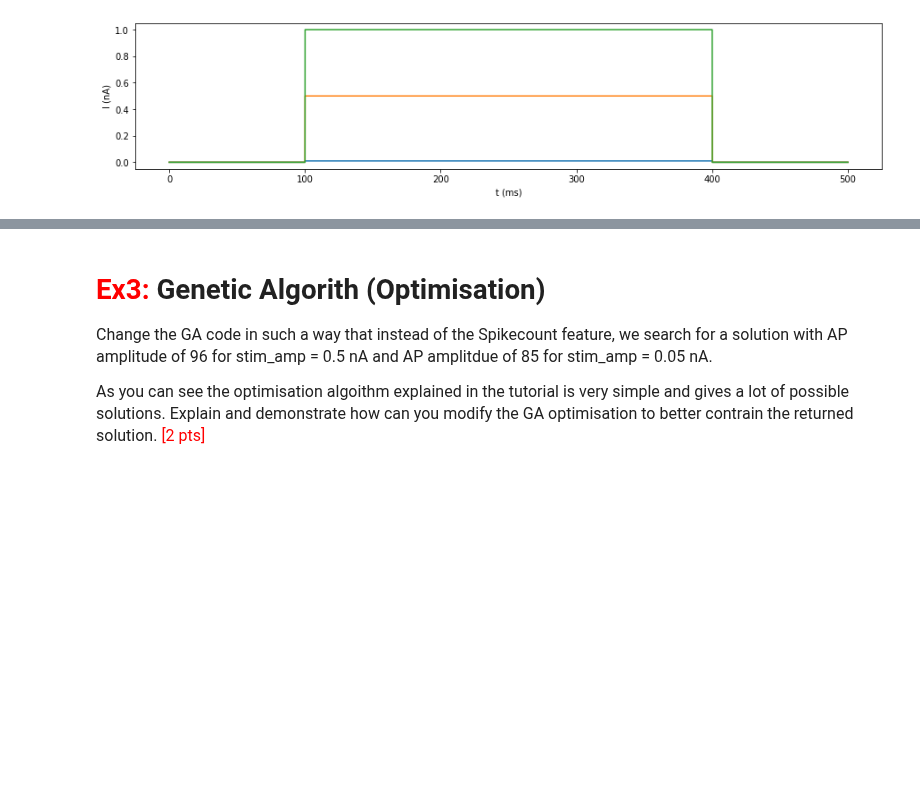
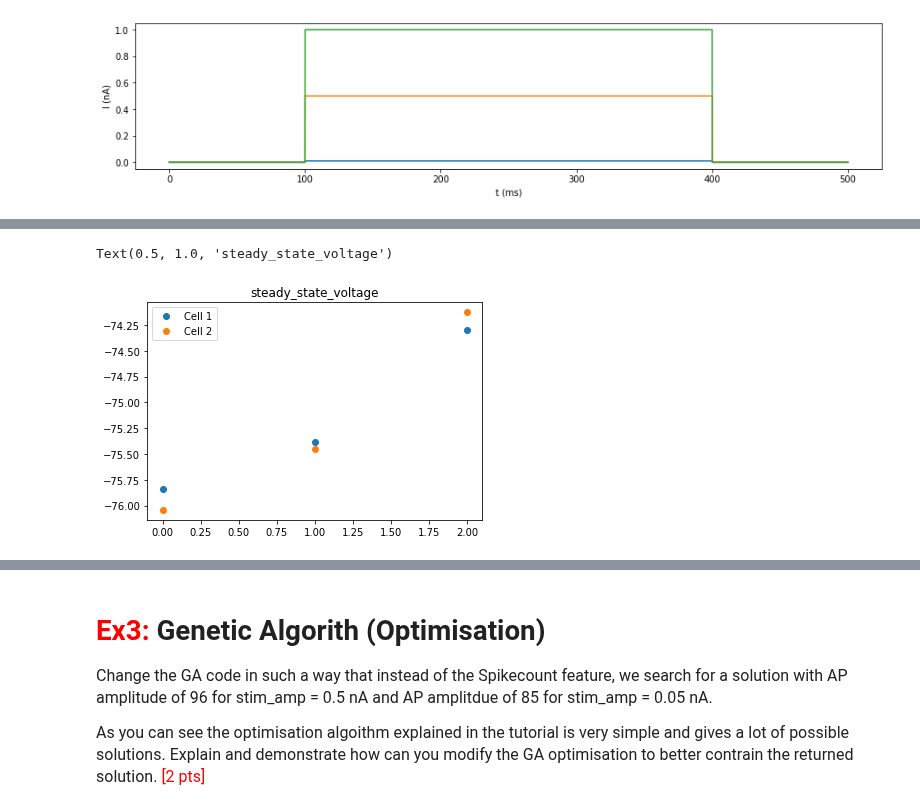
Before and after one commit to AlbrechtAlice/In-Silico-Neuroscience, a Jupyter notebook: Week5_HomeWork.ipynb, the cells around one changed output, grey strips where cells are left out. Cells and saved outputs as stored; diff of their text form; code cells hidden in the pictures; blank space fills up the shorter version.

```diff
--- a/Week5_HomeWork.ipynb
+++ b/Week5_HomeWork.ipynb
@@ -1271 +1449,9 @@ for trace in traces_Cell2:
+# %%
+plt.plot(steady_state_voltage_Cell1,'o',label="Cell 1")
+plt.plot(steady_state_voltage_Cell2,'o',label="Cell 2")
+plt.legend()
+plt.title("steady_state_voltage")
+# %% [output]
+Text(0.5, 1.0, 'steady_state_voltage')
+[figure, added]
 # %%
```
Also changed, not shown: parts of 38 cells of this notebook.
